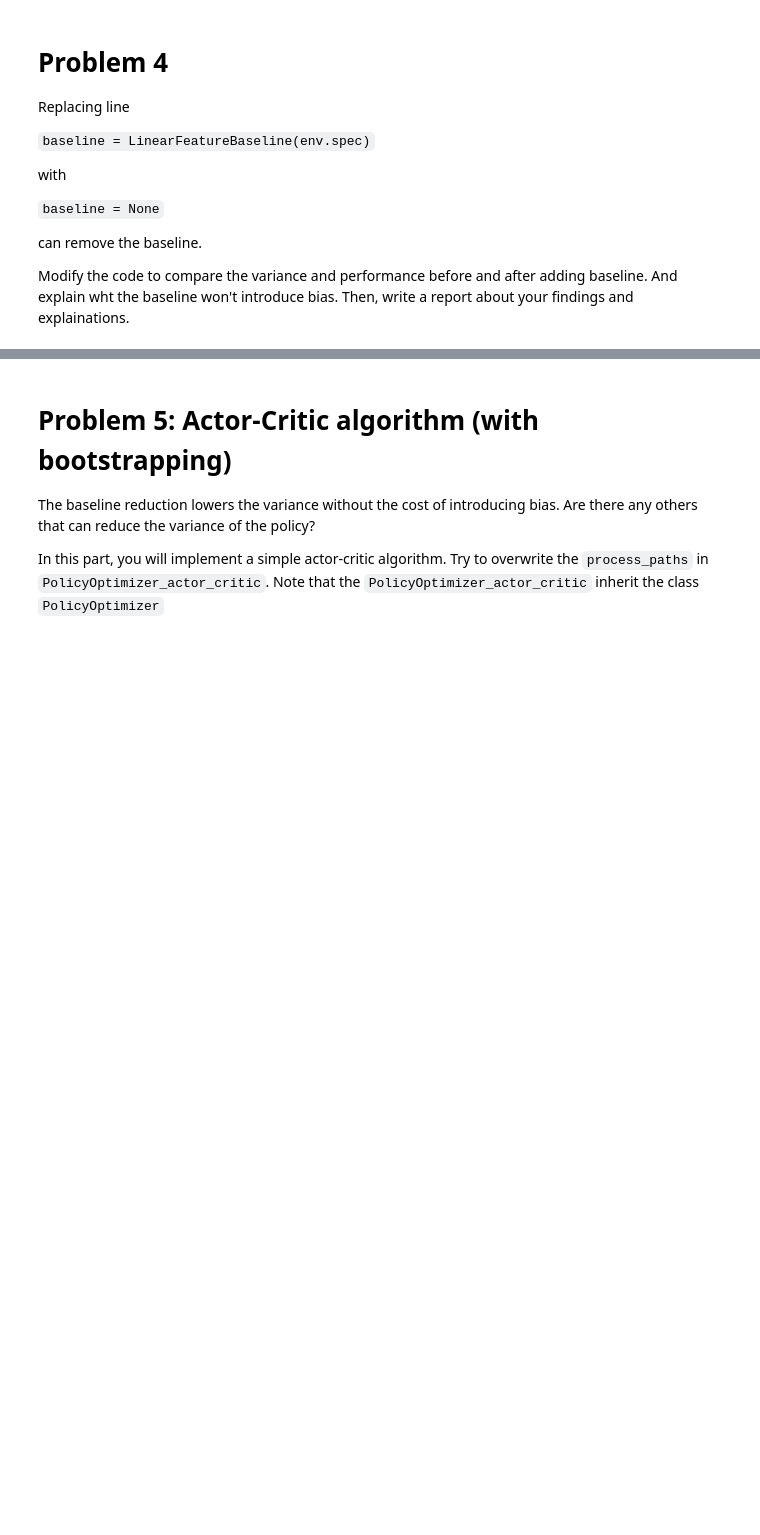
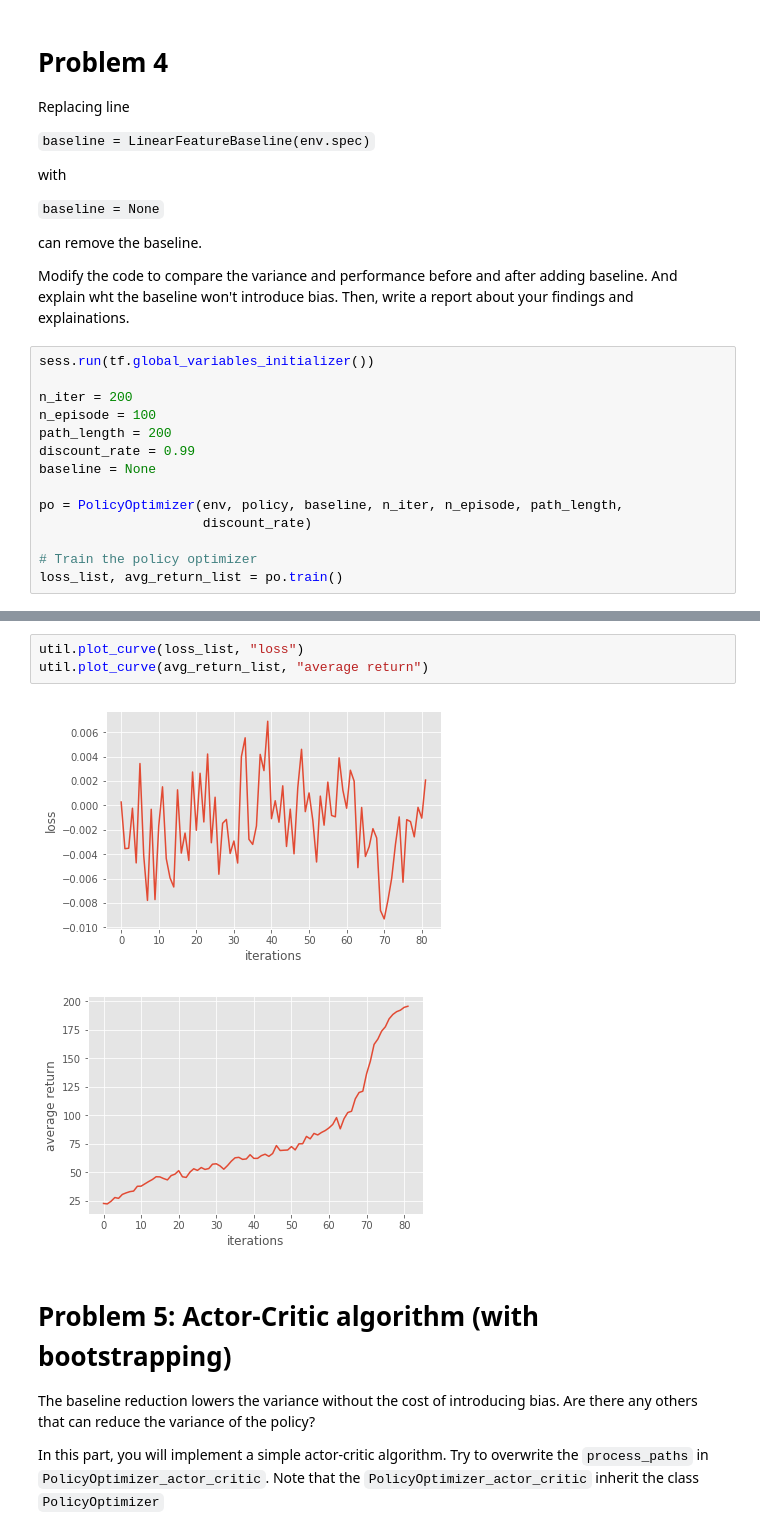
Before and after one commit to petersci/homework3-policy-gradient, a Jupyter notebook: Lab3-policy-gradient.ipynb, the cells around one changed output, grey strips where cells are left out. Saved outputs shown, nothing was run; the diff lists cells and outputs as text; blank space fills up the shorter version.

```diff
--- a/Lab3-policy-gradient.ipynb
+++ b/Lab3-policy-gradient.ipynb
@@ -248,3 +245,17 @@ with
 can remove the baseline.
 
 Modify the code to compare the variance and performance before and after adding baseline. And explain wht the baseline won't introduce bias. Then, write a report about your findings and explainations.
+# %%
+sess.run(tf.global_variables_initializer())
+
+n_iter = 200
+n_episode = 100
+path_length = 200
+discount_rate = 0.99
+baseline = None
+
+po = PolicyOptimizer(env, policy, baseline, n_iter, n_episode, path_length,
+                     discount_rate)
+
+# Train the policy optimizer
+loss_list, avg_return_list = po.train()
@@ -251,3 +280,9 @@ Modify the code to compare the variance and performance before and after adding
+# %%
+util.plot_curve(loss_list, "loss")
+util.plot_curve(avg_return_list, "average return")
+# %% [output]
+[figure, added]
+[figure, added]
 # %% [markdown]
 # Problem 5: Actor-Critic algorithm (with bootstrapping)
 
```
Also changed, not shown: parts of 4 cells of this notebook.
